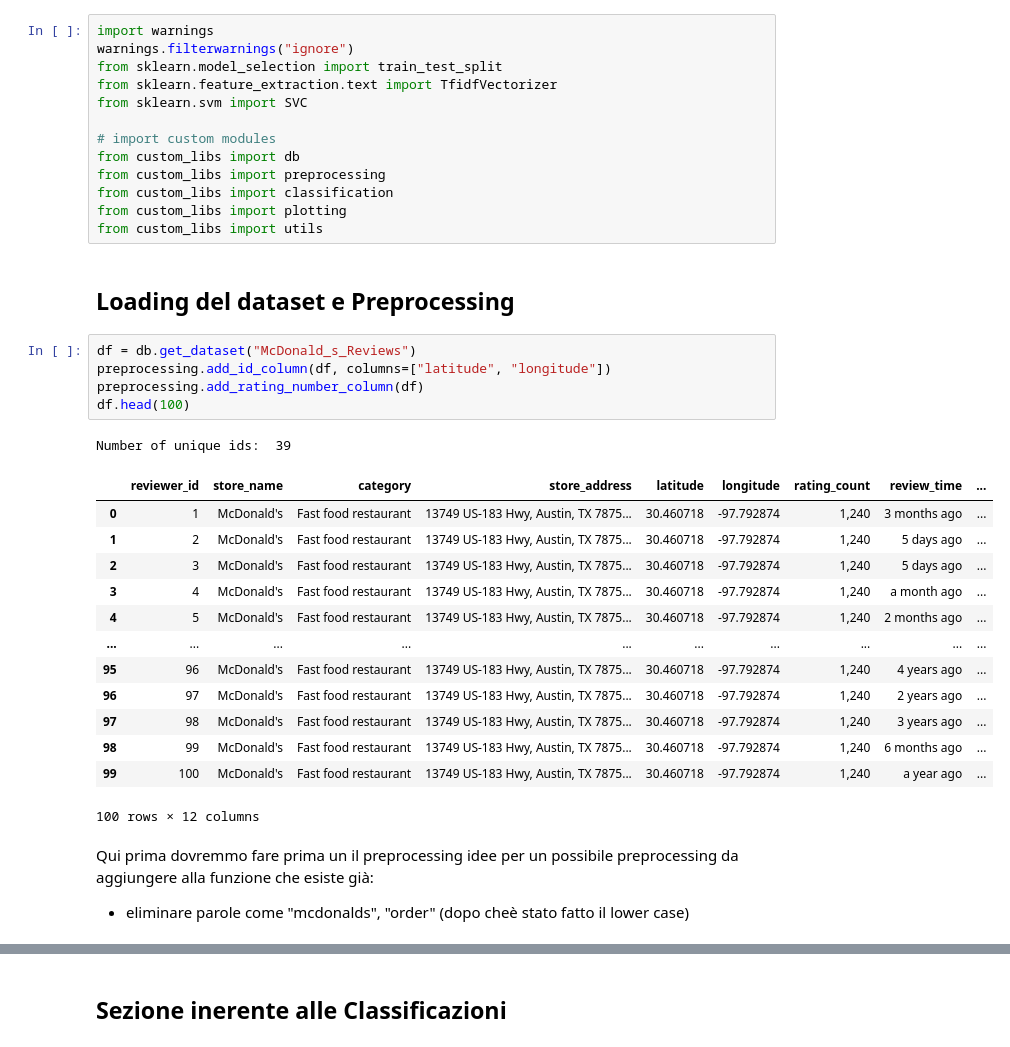
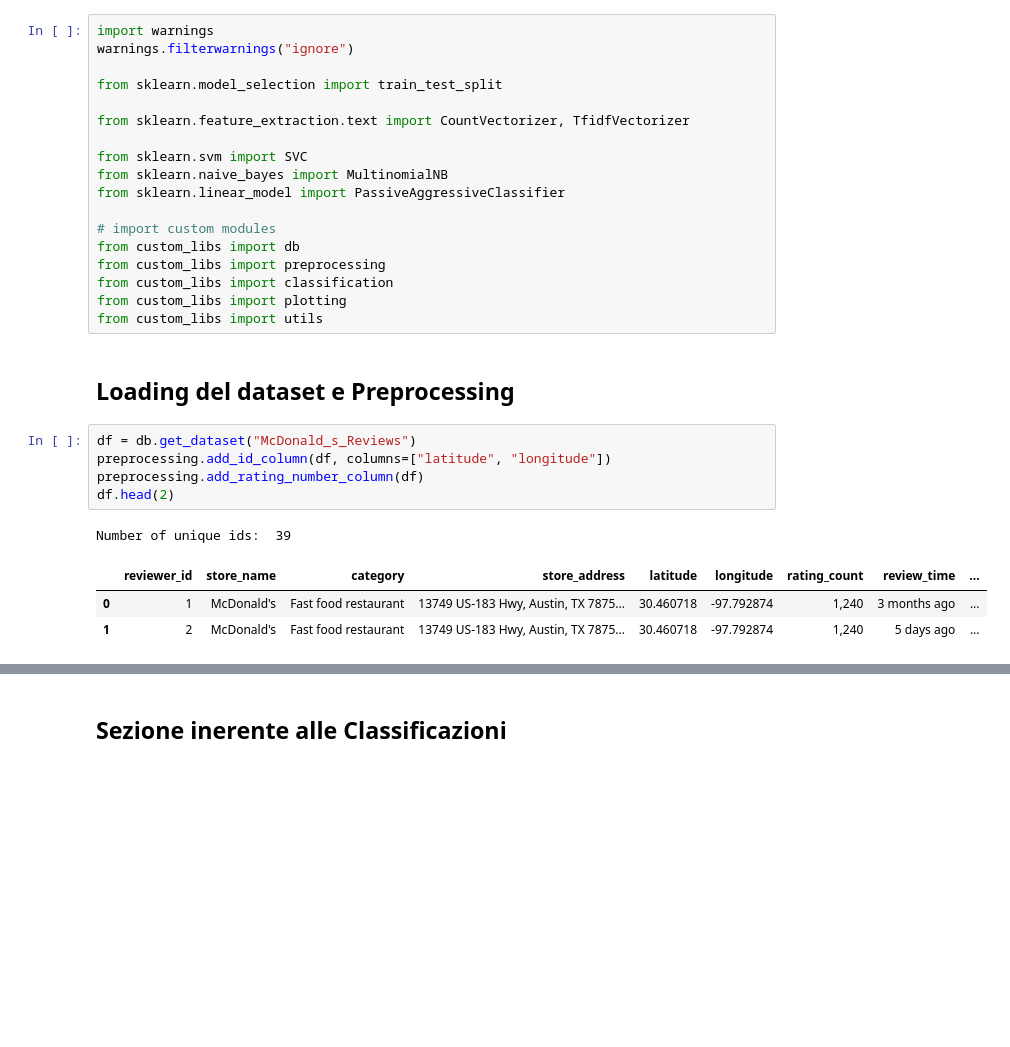
Before and after one commit to tkachenko0/McDonalds-FinderBot-for-Telegram, a Jupyter notebook: nb_progetto.ipynb, the cells around one changed output, grey strips where cells are left out. Drawn from its saved outputs; the diff is of its cells as text; blank space fills up the shorter version.

```diff
--- a/nb_progetto.ipynb
+++ b/nb_progetto.ipynb
@@ -1,9 +1,14 @@
 # %%
 import warnings
 warnings.filterwarnings("ignore")
+
 from sklearn.model_selection import train_test_split
-from sklearn.feature_extraction.text import TfidfVectorizer
+
+from sklearn.feature_extraction.text import CountVectorizer, TfidfVectorizer
+
 from sklearn.svm import SVC
+from sklearn.naive_bayes import MultinomialNB
+from sklearn.linear_model import PassiveAggressiveClassifier
 
 # import custom modules
 from custom_libs import db
@@ -16,27 +21,13 @@ from custom_libs import utils
 # %%
 df = db.get_dataset("McDonald_s_Reviews")
 preprocessing.add_id_column(df, columns=["latitude", "longitude"])
 preprocessing.add_rating_number_column(df)
-df.head(100)
+df.head(2)
 # %% [output]
 Number of unique ids:  39
 |  | reviewer_id | store_name | category | store_address | latitude | longitude | rating_count | review_time | ... |
 | 0 | 1 | McDonald's | Fast food restaurant | 13749 US-183 Hwy, Austin, TX 7875... | 30.460718 | -97.792874 | 1,240 | 3 months ago | ... |
 | 1 | 2 | McDonald's | Fast food restaurant | 13749 US-183 Hwy, Austin, TX 7875... | 30.460718 | -97.792874 | 1,240 | 5 days ago | ... |
-| 2 | 3 | McDonald's | Fast food restaurant | 13749 US-183 Hwy, Austin, TX 7875... | 30.460718 | -97.792874 | 1,240 | 5 days ago | ... |
-| 3 | 4 | McDonald's | Fast food restaurant | 13749 US-183 Hwy, Austin, TX 7875... | 30.460718 | -97.792874 | 1,240 | a month ago | ... |
-| 4 | 5 | McDonald's | Fast food restaurant | 13749 US-183 Hwy, Austin, TX 7875... | 30.460718 | -97.792874 | 1,240 | 2 months ago | ... |
-| ... | ... | ... | ... | ... | ... | ... | ... | ... | ... |
-| 95 | 96 | McDonald's | Fast food restaurant | 13749 US-183 Hwy, Austin, TX 7875... | 30.460718 | -97.792874 | 1,240 | 4 years ago | ... |
-| 96 | 97 | McDonald's | Fast food restaurant | 13749 US-183 Hwy, Austin, TX 7875... | 30.460718 | -97.792874 | 1,240 | 2 years ago | ... |
-| 97 | 98 | McDonald's | Fast food restaurant | 13749 US-183 Hwy, Austin, TX 7875... | 30.460718 | -97.792874 | 1,240 | 3 years ago | ... |
-| 98 | 99 | McDonald's | Fast food restaurant | 13749 US-183 Hwy, Austin, TX 7875... | 30.460718 | -97.792874 | 1,240 | 6 months ago | ... |
-| 99 | 100 | McDonald's | Fast food restaurant | 13749 US-183 Hwy, Austin, TX 7875... | 30.460718 | -97.792874 | 1,240 | a year ago | ... |
-100 rows × 12 columns
-# %% [markdown]
-Qui prima dovremmo fare prima un il preprocessing
-idee per un possibile preprocessing da aggiungere alla funzione che esiste già:
-- eliminare parole come "mcdonalds", "order" (dopo cheè stato fatto il lower case)
 # %%
 proprocessing_function = preprocessing.preprocess_text1
 preprocessing.preprocess_dataframe(df, 'review', proprocessing_function)
```
Also changed, not shown: parts of 12 cells of this notebook, 1 other file.
